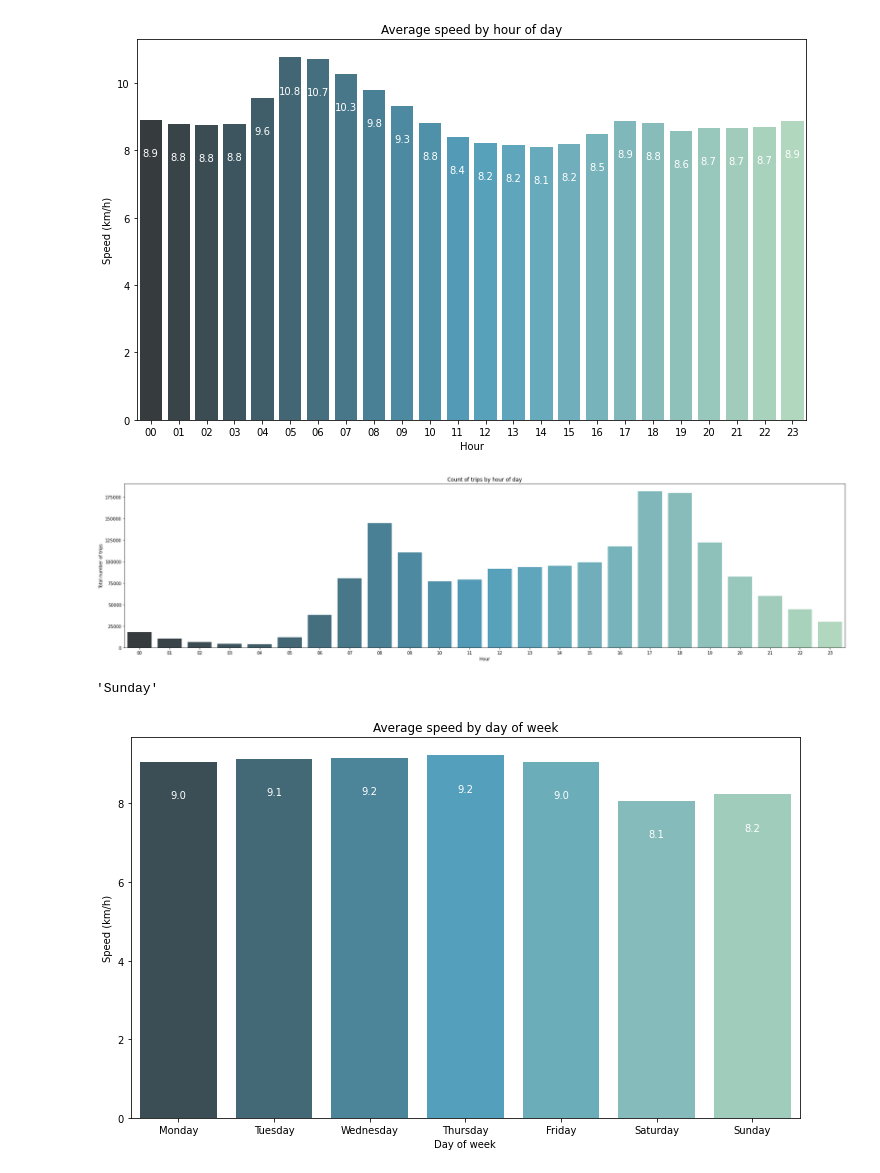
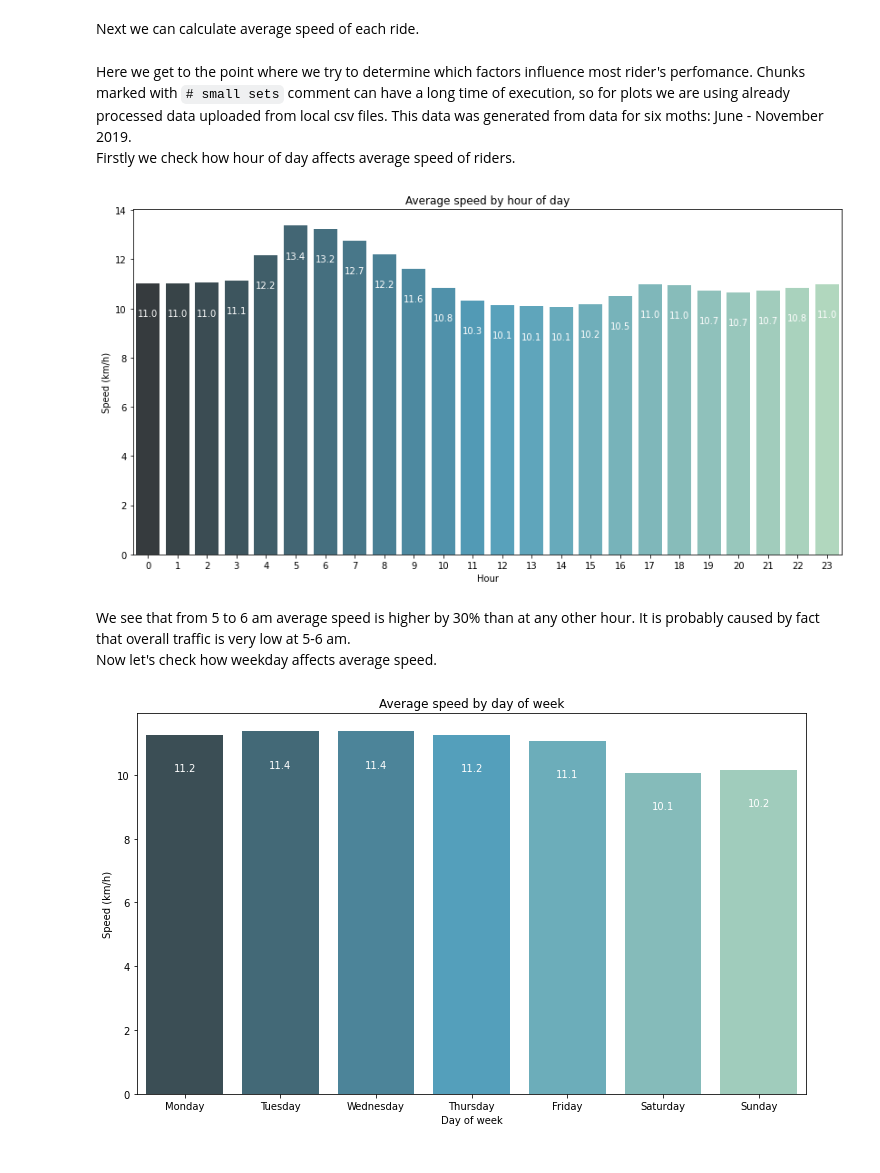
Before and after one commit to holdenkold/citi-bikes-analysys, a Jupyter notebook: paces.ipynb, the cells around one changed output. Cells and saved outputs as stored; diff of their text form; code cells hidden in the pictures.

```diff
--- a/paces.ipynb
+++ b/paces.ipynb
@@ -28 +111,3 @@ Wall time: 4min 32s
+# %% [markdown]
+Next we can calculate average speed of each ride.
 # %%
@@ -33,0 +116,3 @@ meanpacesbyhour = groupedbystarthour.mean()['speed']
+# %% [markdown]
+Here we get to the point where we try to determine which factors influence most rider's perfomance. Chunks marked with `# small sets` comment can have a long time of execution, so for plots we are using already processed data uploaded from local csv files. This data was generated from data for six moths: June - November 2019.
+Firstly we check how hour of day affects average speed of riders.
@@ -34,3 +124,5 @@ meanpacesbyhour = groupedbystarthour.mean()['speed']
+# %%
+meanpacesbyhour = pd.read_csv("meanpacesbyhour.csv", index_col = 'hour')['speed']
 # %%
 ax = sns.barplot(meanpacesbyhour.index, meanpacesbyhour, palette="GnBu_d")
 ax.set_title('Average speed by hour of day', fontsize = 12)
@@ -42,4 +134,4 @@ for index, pace in enumerate(meanpacesbyhour):
             color='white', ha="center", fontsize = 10)
 plt.show()
 # %% [output]
-[figure, old version]
+[figure, new version]
@@ -48,8 +137,0 @@ countoftripsbyhour = groupedbystarthour.count()['tripduration']
-# %%
-ax = sns.barplot(countoftripsbyhour.index, countoftripsbyhour, palette="GnBu_d")
-ax.set_title('Count of trips by hour of day', fontsize = 12)
-ax.set(xlabel='Hour', ylabel='Total number of trips')
-rcParams['figure.figsize'] = 12,7
-plt.show()
-# %% [output]
-[figure, removed]
@@ -58,4 +137,0 @@ import datetime
-# %%
-datetime.datetime.strptime("2019-09-01 00:00:08.0640", "%Y-%m-%d %H:%M:%S.%f").strftime("%A")
-# %% [output]
-'Sunday'
@@ -76,0 +138,3 @@ meanpacebyweekday = meanpacebyweekday.reindex(['Monday',
+# %% [markdown]
+We see that from 5 to 6 am average speed is higher by 30% than at any other hour. It is probably caused by fact that overall traffic is very low at 5-6 am.
+Now let's check how weekday affects average speed.
@@ -77,12 +146,15 @@ meanpacebyweekday = meanpacebyweekday.reindex(['Monday',
+# %%
+meanpacebyweekday = pd.read_csv("meanpacebyweekday.csv", index_col = 'weekday')['speed']
 # %%
-ax = sns.barplot(meanpacebyweekday.index, meanpacebyweekday, palette="GnBu_d")
+weekdays = ['Monday', 'Tuesday', 'Wednesday', 'Thursday', 'Friday', 'Saturday', 'Sunday']
+ax = sns.barplot(weekdays, meanpacebyweekday, palette="GnBu_d")
 ax.set_title('Average speed by day of week', fontsize = 12)
 ax.set(xlabel='Day of week', ylabel='Speed (km/h)')
-rcParams['figure.figsize'] = 12,7
+rcParams['figure.figsize'] = 10,7
 padding = 0.1 * meanpacebyweekday.max()
 for index, pace in enumerate(meanpacebyweekday):
     ax.text(index,pace - padding, round(pace, 1),
             color='white', ha="center", fontsize = 10)
 plt.show()
 # %% [output]
-[figure, old version]
+[figure, new version]
```
Also changed, not shown: parts of 39 cells of this notebook, 7 other files.
